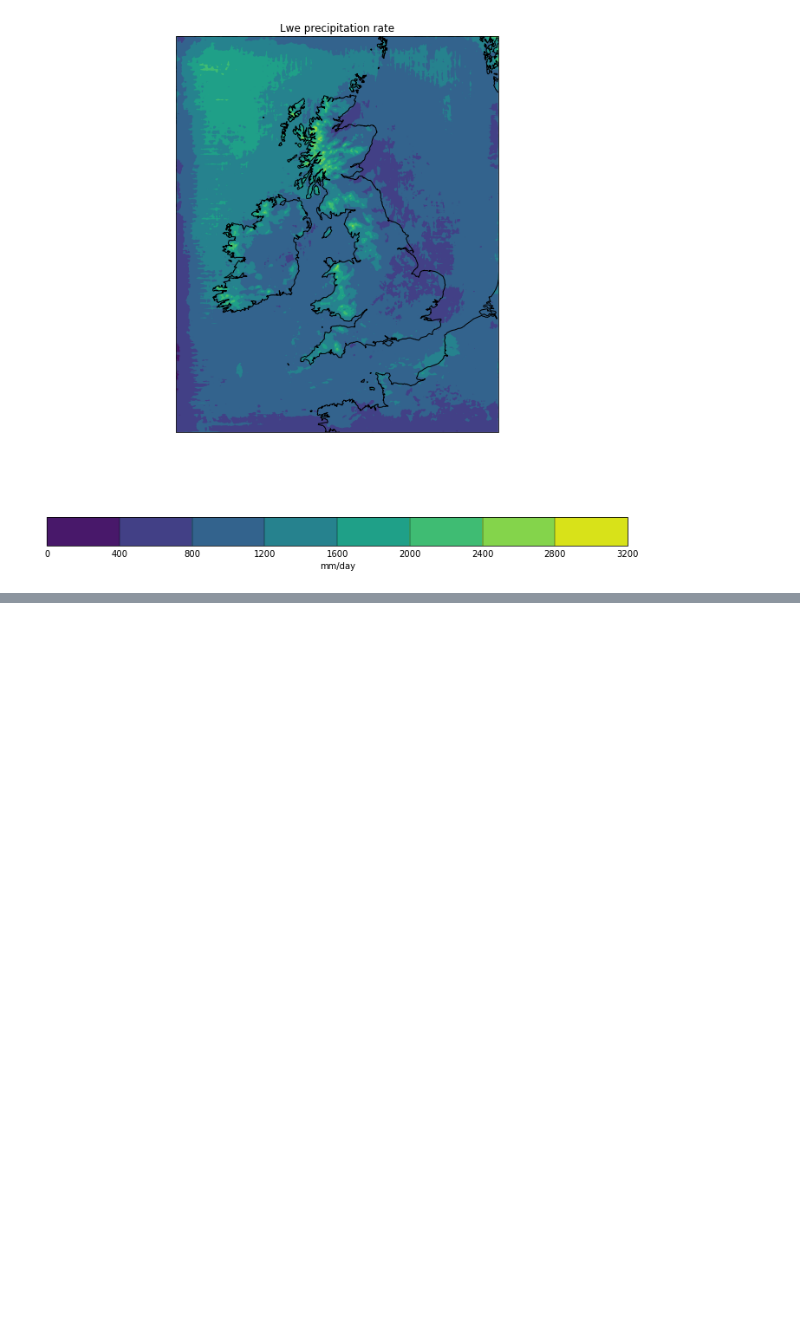
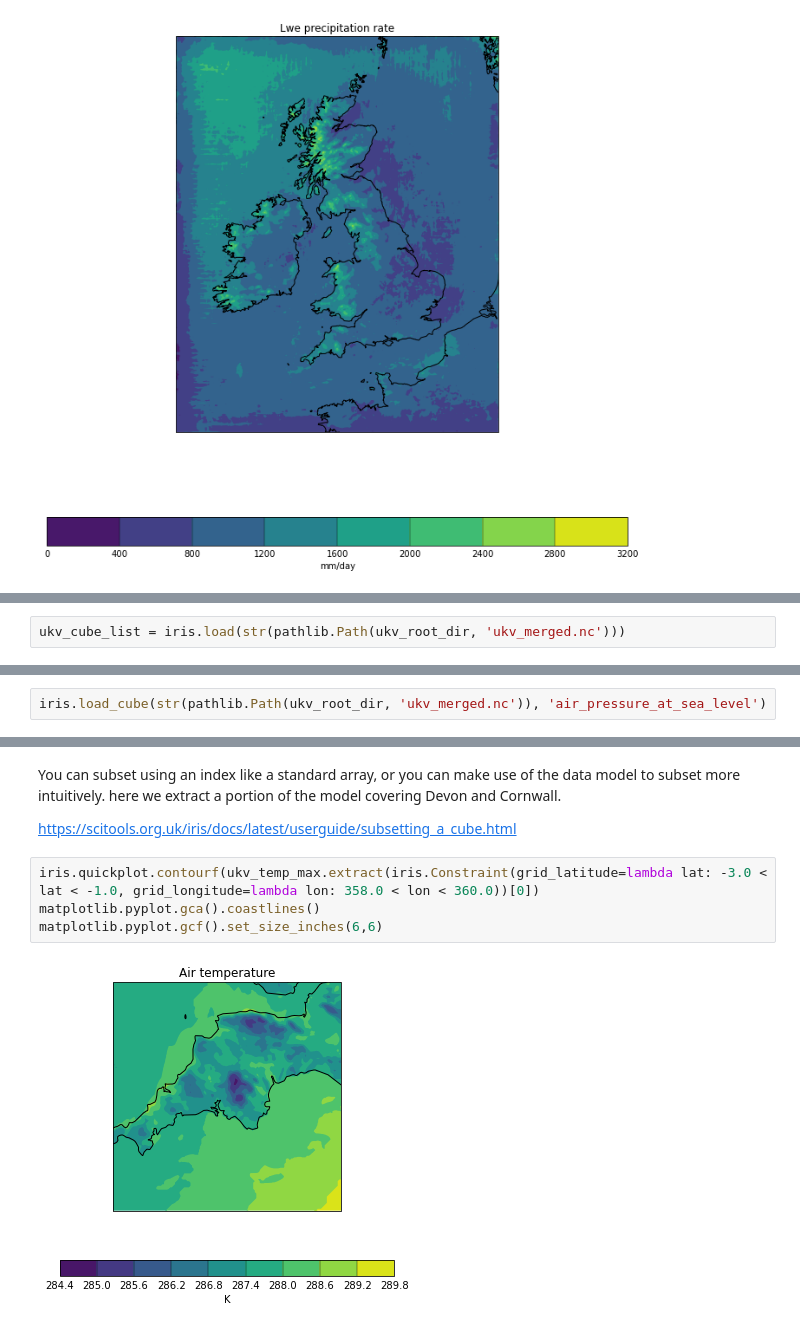
Before and after one commit to informatics-lab/intro_python_data_analysis, a Jupyter notebook: 06_PythonDataModel_Gridded.ipynb, the cells around one changed output, grey strips where cells are left out. Drawn from its saved outputs; the diff is of its cells as text; blank space fills up the shorter version.

Commit message:
Filled in material for gridded data using iris.

```diff
--- a/06_PythonDataModel_Gridded.ipynb
+++ b/06_PythonDataModel_Gridded.ipynb
@@ -138,0 +139,2 @@ https://scitools.org.uk/iris/docs/latest/gallery.html
+# %%
+ukv_cube_list = iris.load(str(pathlib.Path(ukv_root_dir, 'ukv_merged.nc')))
@@ -138,0 +152,2 @@ https://scitools.org.uk/iris/docs/latest/gallery.html
+# %%
+iris.load_cube(str(pathlib.Path(ukv_root_dir, 'ukv_merged.nc')), 'air_pressure_at_sea_level')
@@ -138,0 +172,10 @@ https://scitools.org.uk/iris/docs/latest/gallery.html
+# %% [markdown]
+You can subset using an index like a standard array, or you can make use of the data model to subset more intuitively. here we extract a portion of the model covering Devon and Cornwall.
+
+https://scitools.org.uk/iris/docs/latest/userguide/subsetting_a_cube.html
+# %%
+iris.quickplot.contourf(ukv_temp_max.extract(iris.Constraint(grid_latitude=lambda lat: -3.0 < lat < -1.0, grid_longitude=lambda lon: 358.0 < lon < 360.0))[0])
+matplotlib.pyplot.gca().coastlines()
+matplotlib.pyplot.gcf().set_size_inches(6,6)
+# %% [output]
+[figure, added]
```
Also changed, not shown: parts of 36 cells of this notebook, 1 other file.
